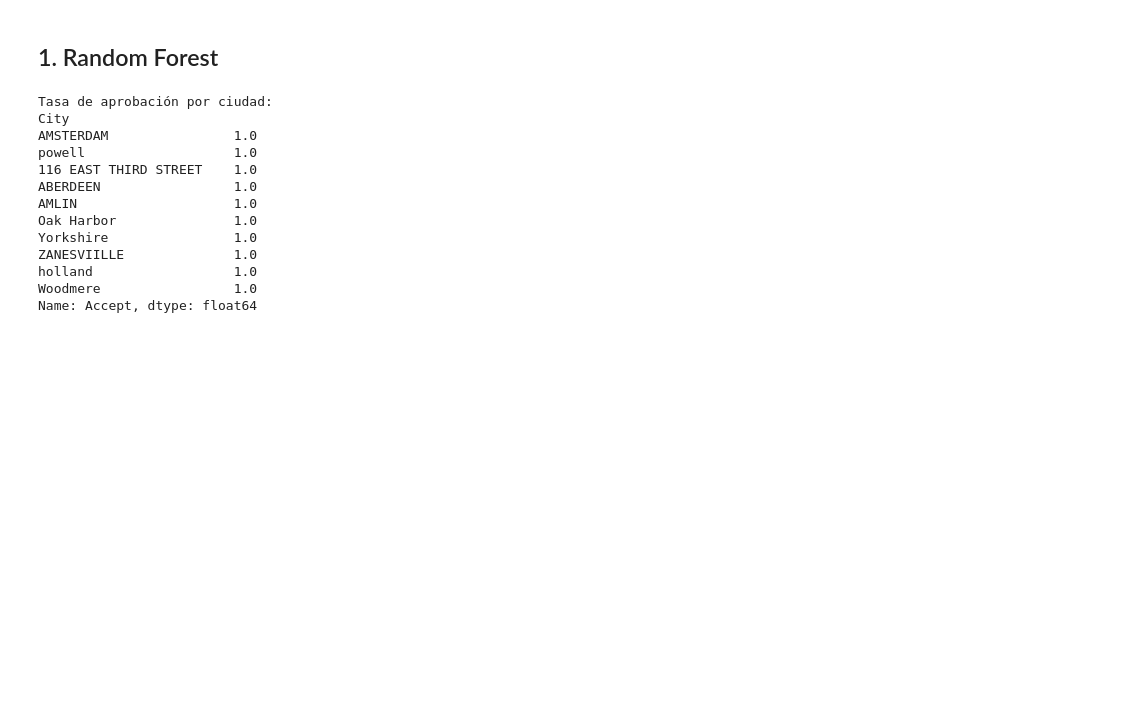
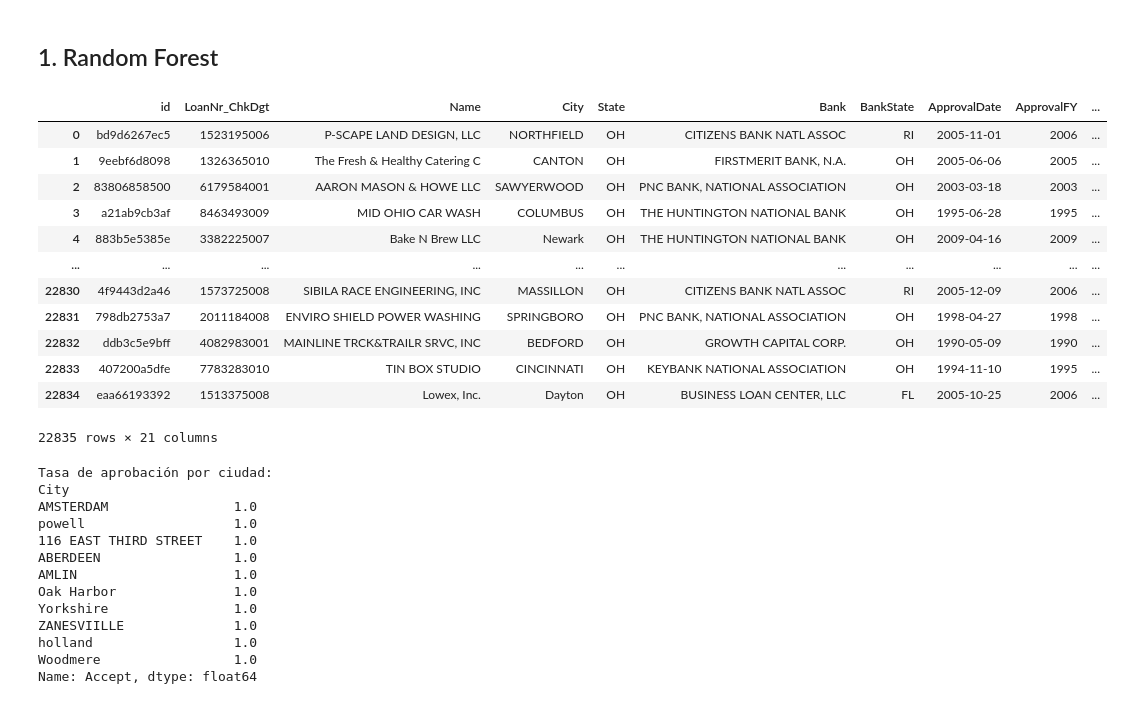
Before and after one commit to ananags/LBBYs, a Jupyter notebook: notebooks/3_modelado/3.2_modelos_de_arboles/Training_RandomFores.ipynb, the cells around one changed output. Cells and saved outputs as stored; diff of their text form; code cells hidden in the pictures; blank space fills up the shorter version.

```diff
--- a/notebooks/3_modelado/3.2_modelos_de_arboles/Training_RandomFores.ipynb
+++ b/notebooks/3_modelado/3.2_modelos_de_arboles/Training_RandomFores.ipynb
@@ -82,16 +82,31 @@
 # %%
 import pandas as pd
 
 # Cargar el dataset de entrenamiento
 df = pd.read_csv('../../../data/processed/df_train.csv')
 
 # Mostrar las primeras filas
 # print(df.head())
 # Información general (tipos de datos y valores nulos)
 #print(df.info())
 
 # Estadísticas descriptivas
 # print(df.describe(include='all'))
+df
+# %% [output]
+|  | id | LoanNr_ChkDgt | Name | City | State | Bank | BankState | ApprovalDate | ApprovalFY | ... |
+| 0 | bd9d6267ec5 | 1523195006 | P-SCAPE LAND DESIGN, LLC | NORTHFIELD | OH | CITIZENS BANK NATL ASSOC | RI | 2005-11-01 | 2006 | ... |
+| 1 | 9eebf6d8098 | 1326365010 | The Fresh & Healthy Catering C | CANTON | OH | FIRSTMERIT BANK, N.A. | OH | 2005-06-06 | 2005 | ... |
+| 2 | 83806858500 | 6179584001 | AARON MASON & HOWE LLC | SAWYERWOOD | OH | PNC BANK, NATIONAL ASSOCIATION | OH | 2003-03-18 | 2003 | ... |
+| 3 | a21ab9cb3af | 8463493009 | MID OHIO CAR WASH | COLUMBUS | OH | THE HUNTINGTON NATIONAL BANK | OH | 1995-06-28 | 1995 | ... |
+| 4 | 883b5e5385e | 3382225007 | Bake N Brew LLC | Newark | OH | THE HUNTINGTON NATIONAL BANK | OH | 2009-04-16 | 2009 | ... |
+| ... | ... | ... | ... | ... | ... | ... | ... | ... | ... | ... |
+| 22830 | 4f9443d2a46 | 1573725008 | SIBILA RACE ENGINEERING, INC | MASSILLON | OH | CITIZENS BANK NATL ASSOC | RI | 2005-12-09 | 2006 | ... |
+| 22831 | 798db2753a7 | 2011184008 | ENVIRO SHIELD POWER WASHING | SPRINGBORO | OH | PNC BANK, NATIONAL ASSOCIATION | OH | 1998-04-27 | 1998 | ... |
+| 22832 | ddb3c5e9bff | 4082983001 | MAINLINE TRCK&TRAILR SRVC, INC | BEDFORD | OH | GROWTH CAPITAL CORP. | OH | 1990-05-09 | 1990 | ... |
+| 22833 | 407200a5dfe | 7783283010 | TIN BOX STUDIO | CINCINNATI | OH | KEYBANK NATIONAL ASSOCIATION | OH | 1994-11-10 | 1995 | ... |
+| 22834 | eaa66193392 | 1513375008 | Lowex, Inc. | Dayton | OH | BUSINESS LOAN CENTER, LLC | FL | 2005-10-25 | 2006 | ... |
+22835 rows × 21 columns
 # %%
 approval_by_city = df.groupby('City')['Accept'].mean().sort_values(ascending=False)
 print("\nTasa de aprobación por ciudad:")
```
Also changed, not shown: parts of 4 cells of this notebook, 1 other file.
